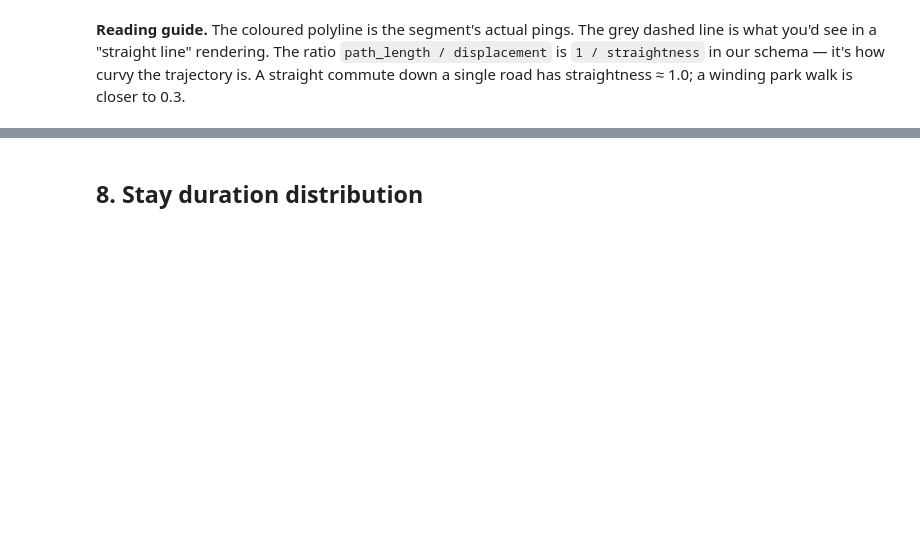
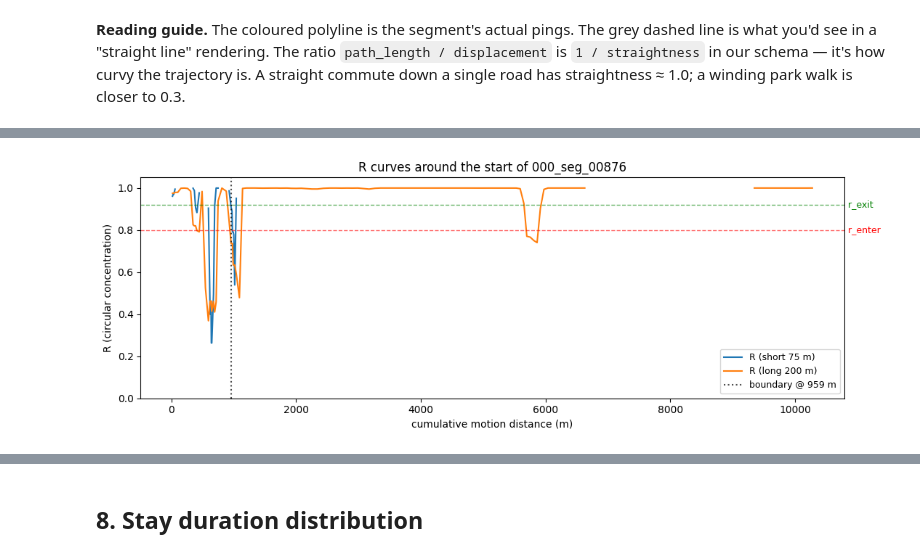
Before and after one commit to darmaaz/trajkit, a Jupyter notebook: examples/geolife/explore.ipynb, the cells around one changed output, grey strips where cells are left out. Drawn from its saved outputs; the diff is of its cells as text; code cells hidden in the pictures; blank space fills up the shorter version.

```diff
--- a/examples/geolife/explore.ipynb
+++ b/examples/geolife/explore.ipynb
@@ -356,0 +480,35 @@ closer to 0.3.
+# %%
+# R curves: narrow window around the boundary only.
+moving = r_slice["segment_type"].str.startswith("MOVE").to_numpy()
+bearing_arr = r_slice["bearing_deg"].to_numpy(dtype=float)
+valid_b = moving & ~np.isnan(bearing_arr)
+disp = r_slice["displacement_m"].fillna(0.0).to_numpy(dtype=float)
+disp_motion = np.where(moving, disp, 0.0)
+cum_dist_ctx = np.cumsum(disp_motion)
+r_short = _circular_r_over_distance(
+    cum_dist_ctx, bearing_arr, valid_b,
+    params.segment.bearing_window_short_m, params.segment.bearing_window_min_pings,
+)
+r_long = _circular_r_over_distance(
+    cum_dist_ctx, bearing_arr, valid_b,
+    params.segment.bearing_window_long_m, params.segment.bearing_window_min_pings,
+)
+boundary_local = int(r_slice.index[r_slice["segment_id"] == TARGET_SEG].min())
+boundary_dist = float(cum_dist_ctx[boundary_local])
+
+fig, ax_r = plt.subplots(1, 1, figsize=(11, 4))
+ax_r.plot(cum_dist_ctx, r_short, label=f"R (short {params.segment.bearing_window_short_m:.0f} m)", color="#1f77b4")
+ax_r.plot(cum_dist_ctx, r_long, label=f"R (long {params.segment.bearing_window_long_m:.0f} m)", color="#ff7f0e")
+ax_r.axhline(params.segment.bearing_r_enter, ls="--", color="red", alpha=0.6, lw=1)
+ax_r.axhline(params.segment.bearing_r_exit, ls="--", color="green", alpha=0.6, lw=1)
+ax_r.text(cum_dist_ctx[-1], params.segment.bearing_r_enter, " r_enter", color="red", va="center", fontsize=9)
+ax_r.text(cum_dist_ctx[-1], params.segment.bearing_r_exit, " r_exit", color="green", va="center", fontsize=9)
+ax_r.axvline(boundary_dist, color="black", ls=":", alpha=0.7, label=f"boundary @ {boundary_dist:.0f} m")
+ax_r.set_xlabel("cumulative motion distance (m)")
+ax_r.set_ylabel("R (circular concentration)")
+ax_r.set_ylim(0, 1.05)
+ax_r.set_title(f"R curves around the start of {TARGET_SEG}")
+ax_r.legend(fontsize=9, loc="lower right")
+plt.tight_layout(); plt.show()
+# %% [output]
+[figure, added]
```
Also changed, not shown: parts of 15 cells of this notebook, 5 other files.
